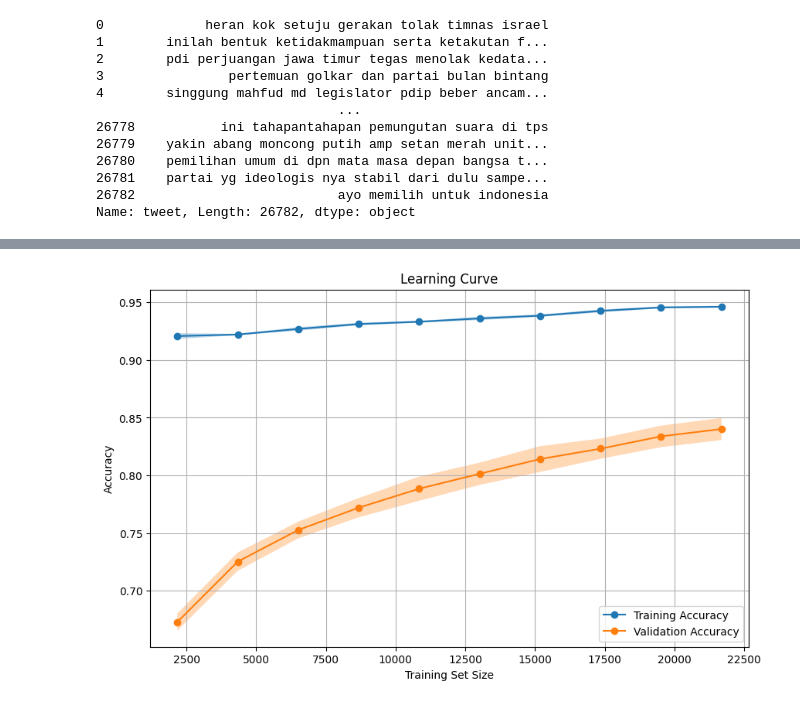
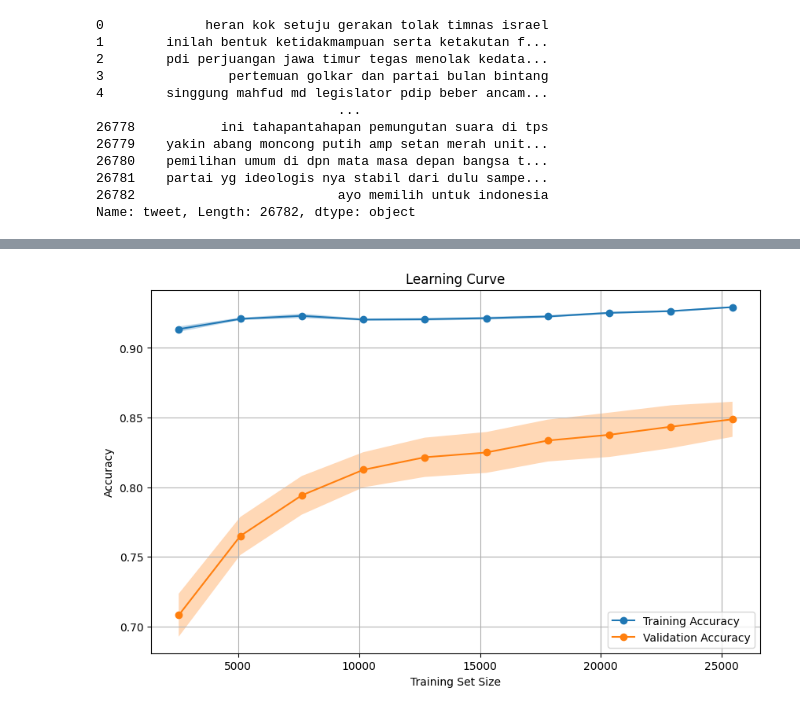
Before and after one commit to b3ndur/political-party-sentiment-analysis, a Jupyter notebook: Experiment_NLP.ipynb, the cells around one changed output, grey strips where cells are left out. Drawn from its saved outputs; the diff is of its cells as text; code cells hidden in the pictures.

```diff
--- a/Experiment_NLP.ipynb
+++ b/Experiment_NLP.ipynb
@@ -448,5 +427,5 @@ df.to_csv("/content/drive/MyDrive/NLP Project/Text_Preprocessing_complete.csv")
 # %%
-df = pd.read_csv("/content/drive/MyDrive/NLP Project/Text_Preprocessing_complete.csv")
+df = pd.read_csv("./Text_Preprocessing_complete_copy.csv")
 # %%
 df.dropna(subset=['tweet'], inplace=True)
 # %%
@@ -490,9 +471,9 @@ dtype: int64
 # %%
 from sklearn.feature_extraction.text import TfidfVectorizer
 
-def get_feature_vector(train_fit):
+def get_feature_vector(feature):
     vector = TfidfVectorizer(sublinear_tf=True)
-    vector.fit(train_fit)
+    vector.fit(feature)
     return vector
 # %%
 df.iloc[:, 2]
@@ -510,6 +491,6 @@ df.iloc[:, 2]
 26782                          ayo memilih untuk indonesia
 Name: tweet, Length: 26782, dtype: object
 # %%
-tf_vector = get_feature_vector(np.array(df.iloc[:, 8]).ravel())
-X = tf_vector.transform(np.array(df.iloc[:, 8]).ravel())
-y = np.array(df.iloc[:, 13]).ravel()
+tf_vector = get_feature_vector(np.array(df.iloc[:, 6]).ravel())
+X = tf_vector.transform(np.array(df.iloc[:, 6]).ravel())
+y = np.array(df.iloc[:, 12]).ravel()
@@ -609,33 +606,33 @@ def plot_learning_curve(estimator, X, y, cv, train_sizes):
     train_sizes, train_scores, test_scores = learning_curve(estimator, X, y, cv=cv, train_sizes=train_sizes, scoring='accuracy')
 
     # Calculate mean and standard deviation of train scores
     train_mean = np.mean(train_scores, axis=1)
     train_std = np.std(train_scores, axis=1)
 
     # Calculate mean and standard deviation of test scores
     test_mean = np.mean(test_scores, axis=1)
     test_std = np.std(test_scores, axis=1)
 
     # Plot learning curve
     plt.figure(figsize=(10, 6))
     plt.plot(train_sizes, train_mean, label='Training Accuracy', marker='o')
     plt.fill_between(train_sizes, train_mean + train_std, train_mean - train_std, alpha=0.3)
     plt.plot(train_sizes, test_mean, label='Validation Accuracy', marker='o')
     plt.fill_between(train_sizes, test_mean + test_std, test_mean - test_std, alpha=0.3)
     plt.title('Learning Curve')
     plt.xlabel('Training Set Size')
     plt.ylabel('Accuracy')
     plt.legend(loc='best')
     plt.grid(True)
     plt.show()
 
 # Set the training set sizes for the learning curve
 train_sizes = np.linspace(0.1, 1.0, 10)
 
 # Create an instance of LogisticRegression
-modelLR = LogisticRegression(max_iter=5000)
+modelLR = LogisticRegression(max_iter=10000)
 
 # Plot the learning curve
-plot_learning_curve(modelLR, x_train, y_train, cv=10, train_sizes=train_sizes)
+plot_learning_curve(modelLR, X, y, cv=20, train_sizes=train_sizes)
 # %% [output]
-[figure, old version]
+[figure, new version]
```
Also changed, not shown: parts of 73 cells of this notebook.
